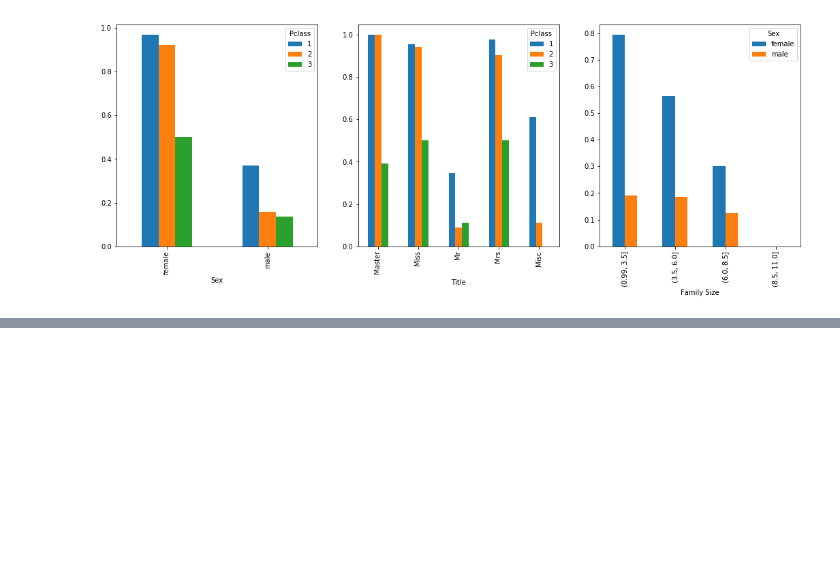
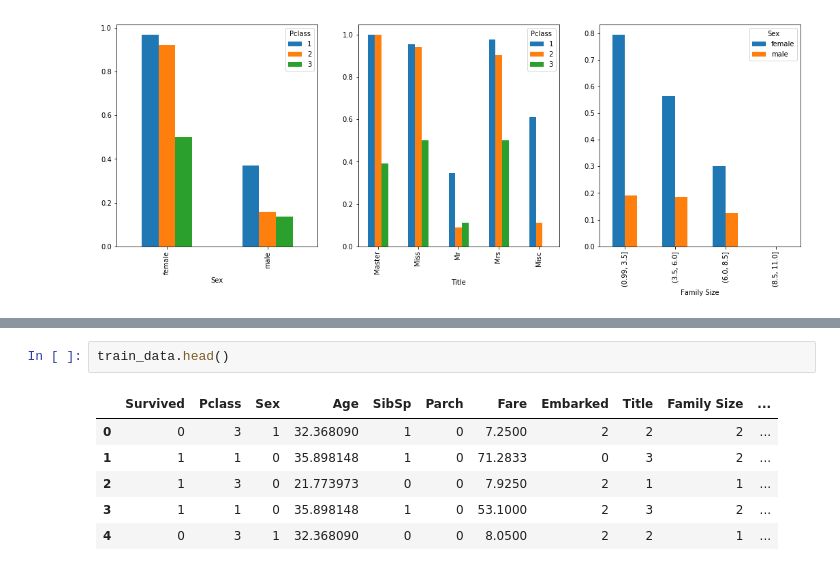
Before and after one commit to WencesVillegasMarset/KaggleChallenges, a Jupyter notebook: Titanic Challenge.ipynb, the cells around one changed output, grey strips where cells are left out. Saved outputs shown, nothing was run; the diff lists cells and outputs as text; blank space fills up the shorter version.

```diff
--- a/Titanic Challenge.ipynb
+++ b/Titanic Challenge.ipynb
@@ -165,0 +172,9 @@ train_data.pivot_table('Survived', index=pd.cut(train_data['Family Size'], 4), c
+# %%
+train_data.head()
+# %% [output]
+|  | Survived | Pclass | Sex | Age | SibSp | Parch | Fare | Embarked | Title | Family Size | ... |
+| 0 | 0 | 3 | 1 | 32.368090 | 1 | 0 | 7.2500 | 2 | 2 | 2 | ... |
+| 1 | 1 | 1 | 0 | 35.898148 | 1 | 0 | 71.2833 | 0 | 3 | 2 | ... |
+| 2 | 1 | 3 | 0 | 21.773973 | 0 | 0 | 7.9250 | 2 | 1 | 1 | ... |
+| 3 | 1 | 1 | 0 | 35.898148 | 1 | 0 | 53.1000 | 2 | 3 | 2 | ... |
+| 4 | 0 | 3 | 1 | 32.368090 | 0 | 0 | 8.0500 | 2 | 2 | 1 | ... |
```
Also changed, not shown: parts of 14 cells of this notebook, 1 other file.
